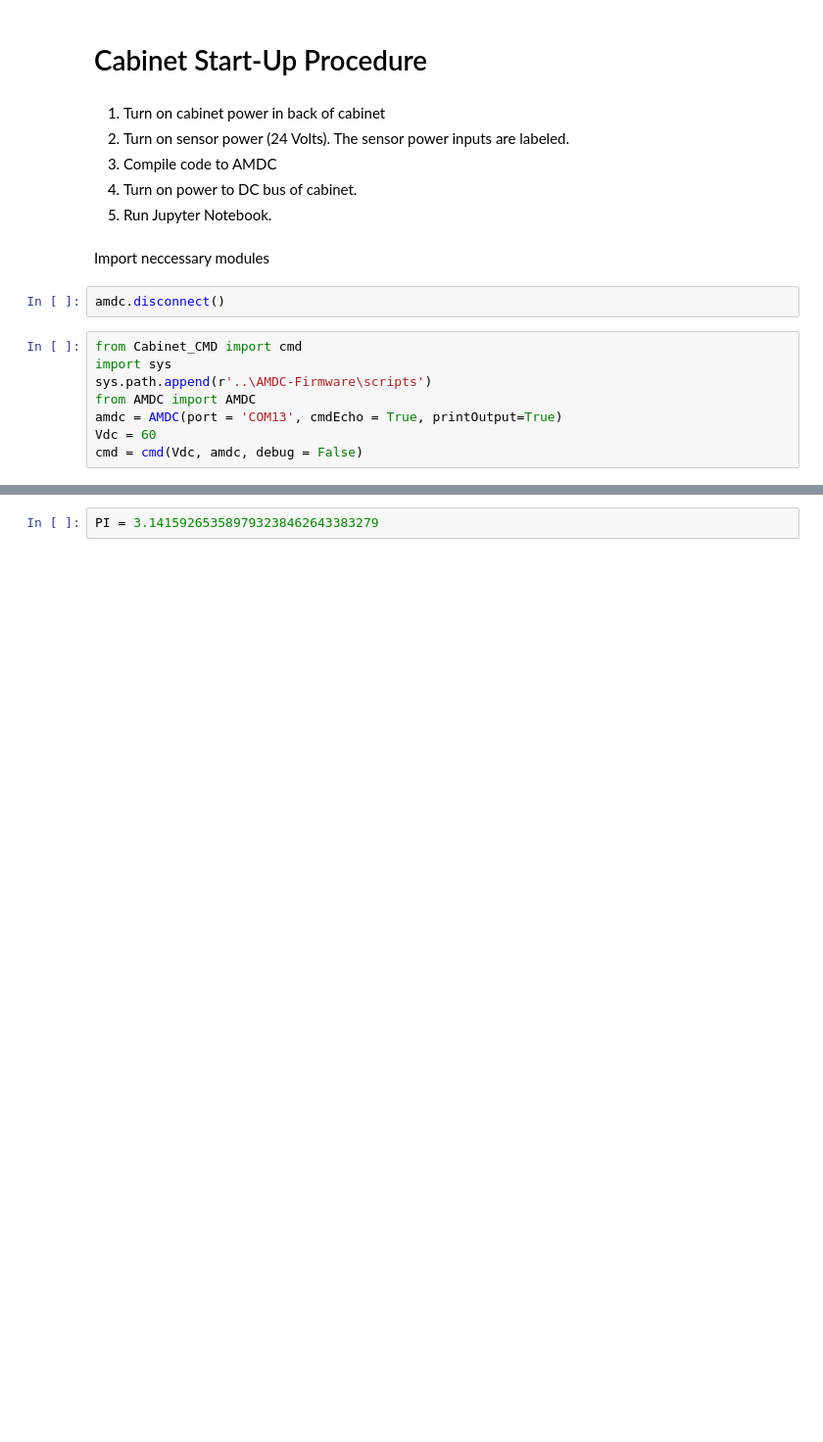
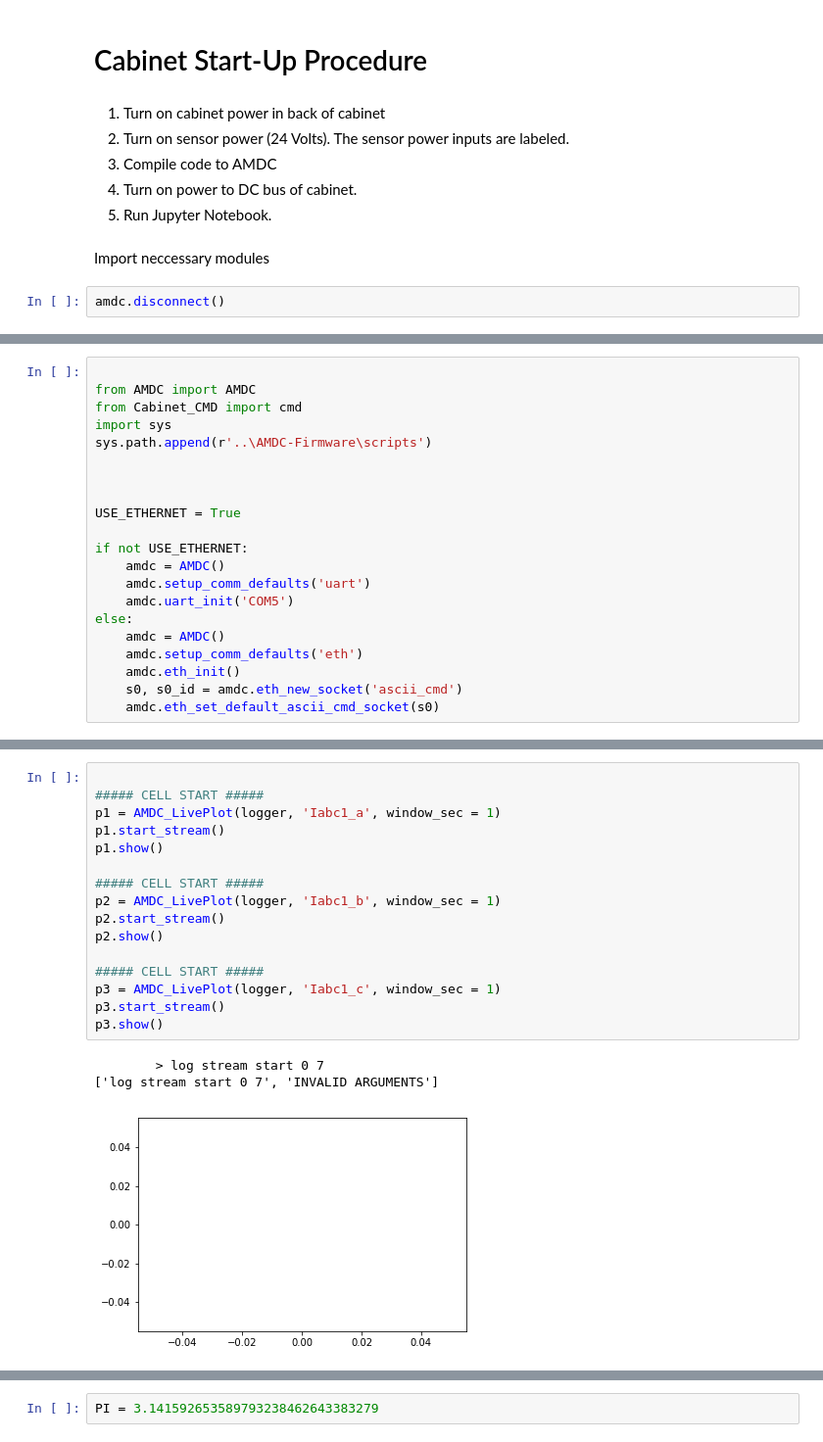
Before and after one commit to Zhouzhou377/Bearingless-Machine, a Jupyter notebook: My_C_Code/Scripts/BIM_SysID.ipynb, the cells around one changed output, grey strips where cells are left out. Shown at 98% size. Saved outputs shown, nothing was run; the diff lists cells and outputs as text; blank space fills up the shorter version.

Commit message:
Revise code for AMDC Rev E

```diff
--- a/My_C_Code/Scripts/BIM_SysID.ipynb
+++ b/My_C_Code/Scripts/BIM_SysID.ipynb
@@ -10,11 +10,3 @@
 Import neccessary modules
 # %%
 amdc.disconnect()
-# %%
-from Cabinet_CMD import cmd
-import sys
-sys.path.append(r'..\AMDC-Firmware\scripts')
-from AMDC import AMDC
-amdc = AMDC(port = 'COM13', cmdEcho = True, printOutput=True)
-Vdc = 60
-cmd = cmd(Vdc, amdc, debug = False)
@@ -25,0 +13,21 @@ cmd = cmd(Vdc, amdc, debug = False)
+# %%
+
+from AMDC import AMDC
+from Cabinet_CMD import cmd
+import sys
+sys.path.append(r'..\AMDC-Firmware\scripts')
+
+
+
+USE_ETHERNET = True
+
+if not USE_ETHERNET:
+    amdc = AMDC()
+    amdc.setup_comm_defaults('uart')
+    amdc.uart_init('COM5')
+else:
+    amdc = AMDC()
+    amdc.setup_comm_defaults('eth')
+    amdc.eth_init()
+    s0, s0_id = amdc.eth_new_socket('ascii_cmd')
+    amdc.eth_set_default_ascii_cmd_socket(s0)
@@ -110,3 +130,23 @@ Variable Name:      Index:         Type:         Sample Rate [Hz]:    Number of
+# %%
+
+##### CELL START #####
+p1 = AMDC_LivePlot(logger, 'Iabc1_a', window_sec = 1)
+p1.start_stream()
+p1.show()
+
+##### CELL START #####
+p2 = AMDC_LivePlot(logger, 'Iabc1_b', window_sec = 1)
+p2.start_stream()
+p2.show()
+
+##### CELL START #####
+p3 = AMDC_LivePlot(logger, 'Iabc1_c', window_sec = 1)
+p3.start_stream()
+p3.show()
+# %% [output]
+        > log stream start 0 7
+['log stream start 0 7', 'INVALID ARGUMENTS']
+[figure, added]
 # %%
 logger.unregister_all()
 #logger.register('wrm_ref wrm wrm_hf Is1_x Is1_y Is1_x_ref Is1_y_ref Itq_d_ref Itq_q_ref Itq_d Itq_q delta_x delta_y', samples_per_sec = 5000, var_type = 'double')
```
Also changed, not shown: parts of 26 cells of this notebook, 5 other files.
